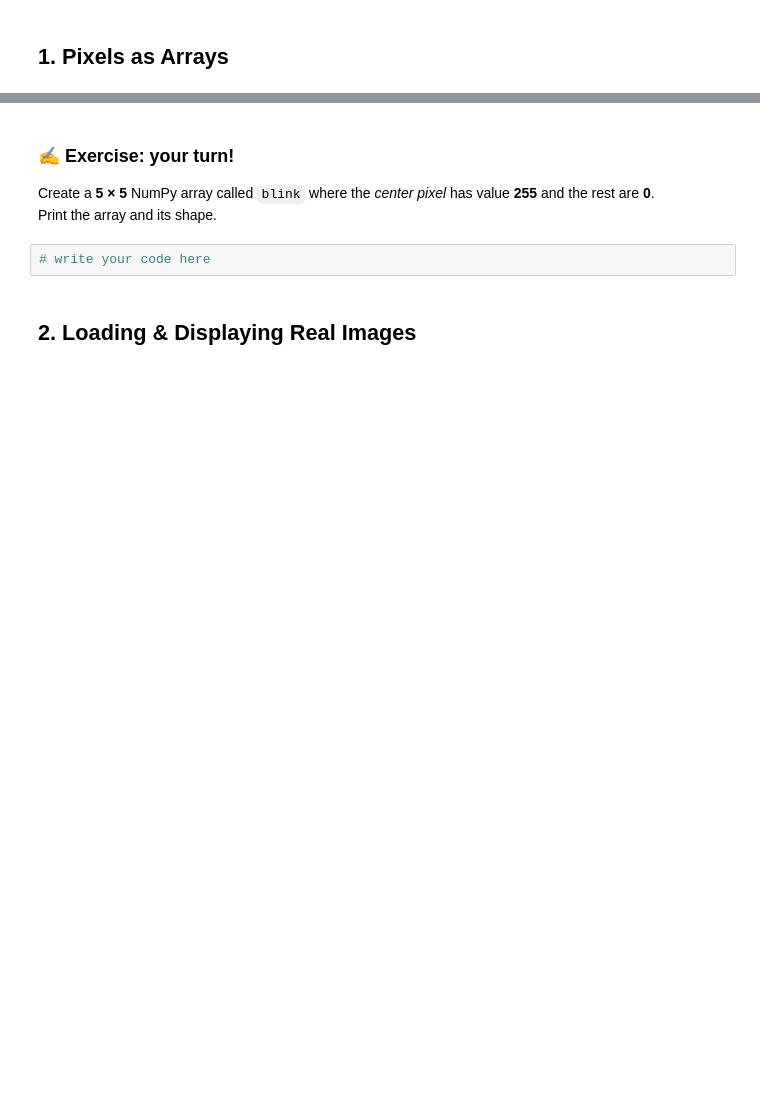
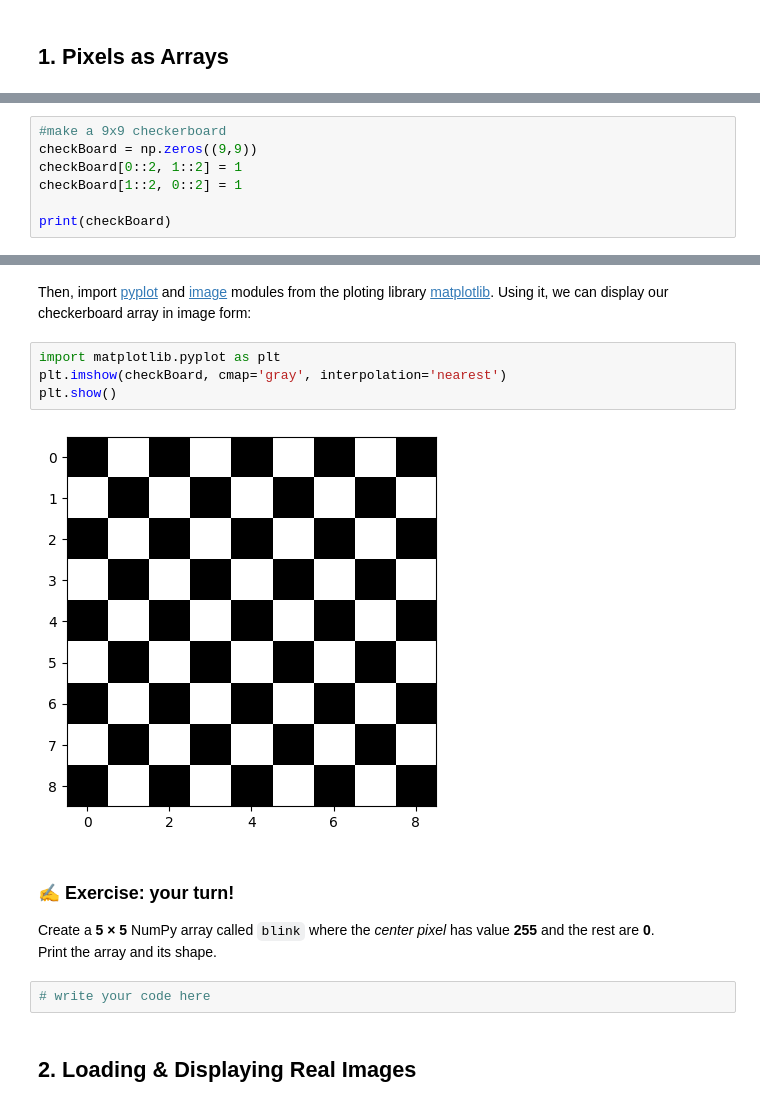
Before and after one commit to HMS-IAC/bobiac-juv-notebook, a Jupyter notebook: notebooks/04_intro_digital_images/Intro_to_Digital_Images_BBAC.ipynb, the cells around one changed output, grey strips where cells are left out. Cells and saved outputs as stored; diff of their text form; blank space fills up the shorter version.

Commit message:
wip: pixels as arrays

```diff
--- a/notebooks/04_intro_digital_images/Intro_to_Digital_Images_BBAC.ipynb
+++ b/notebooks/04_intro_digital_images/Intro_to_Digital_Images_BBAC.ipynb
@@ -62,3 +62,10 @@ Shape: (3, 3)
 ---
 
 With NumPy you can create, inspect, and transform images with ordinary array syntax (add, multiply, slice…). These tiny examples scale up seamlessly to 1024 × 1024 microscopy images.
+# %%
+#make a 9x9 checkerboard
+checkBoard = np.zeros((9,9))
+checkBoard[0::2, 1::2] = 1
+checkBoard[1::2, 0::2] = 1
+
+print(checkBoard)
@@ -65,3 +82,11 @@ With NumPy you can create, inspect, and transform images with ordinary array syn
+# %% [markdown]
+Then, import [pyplot](https://matplotlib.org/api/pyplot_api.html) and [image](https://matplotlib.org/api/image_api.html) modules from the ploting library [matplotlib](https://matplotlib.org/3.1.1/api/index.html). Using it, we can display our checkerboard array in image form:
+# %%
+import matplotlib.pyplot as plt
+plt.imshow(checkBoard, cmap='gray', interpolation='nearest')
+plt.show()
+# %% [output]
+[figure, added]
 # %% [markdown]
 ### ✍️ Exercise: your turn!
 Create a **5 × 5** NumPy array called `blink` where the *center pixel* has value **255** and the rest are **0**.
```
Also changed, not shown: parts of 26 cells of this notebook, 3 other files.
